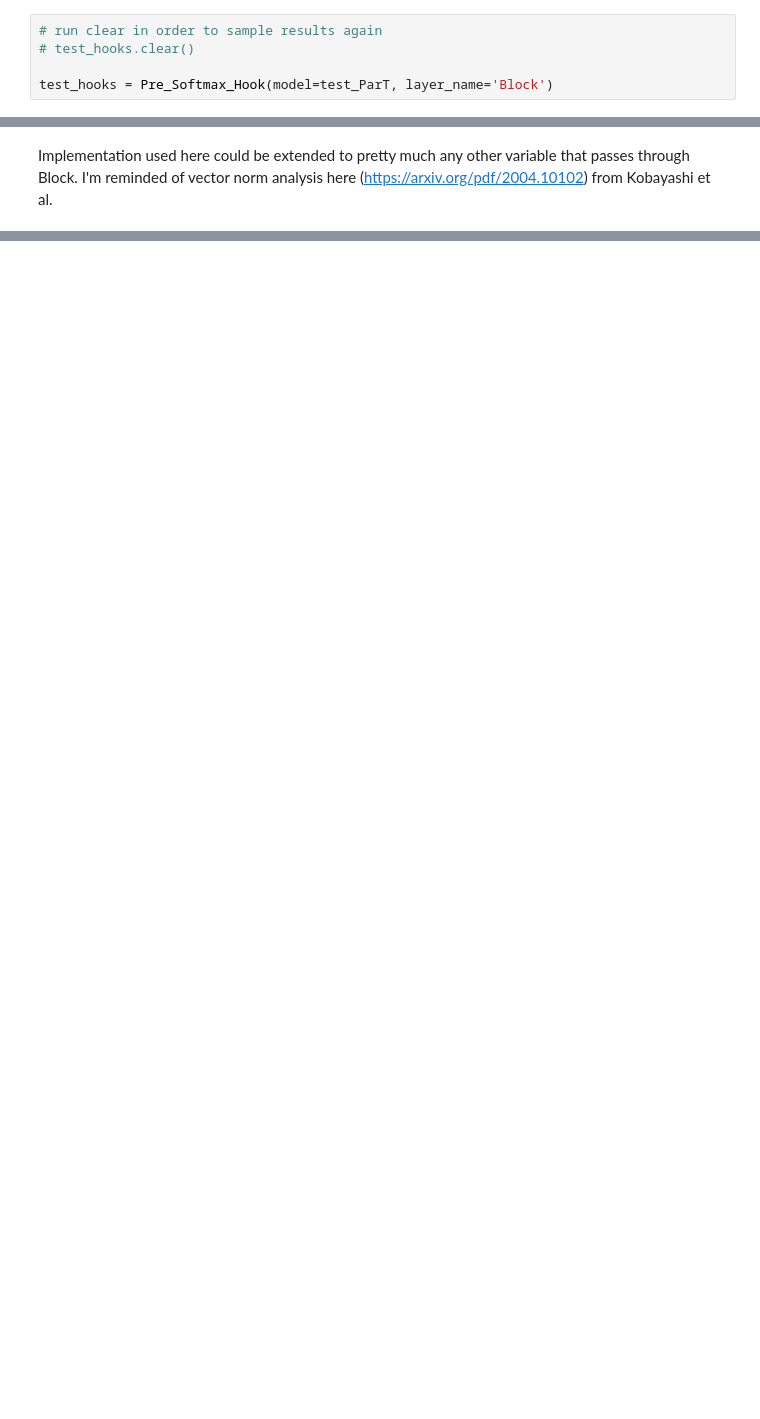
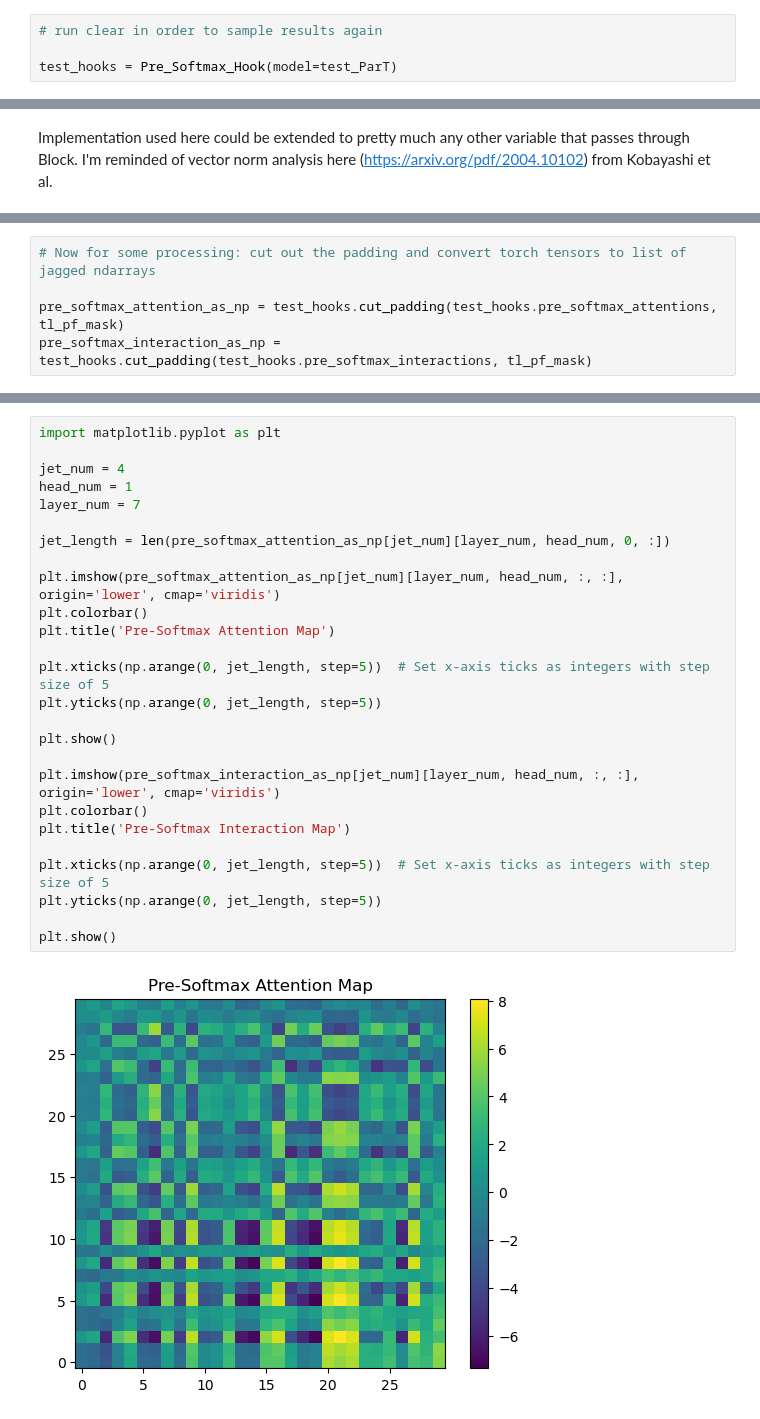
Before and after one commit to tim-legge/ParT_Interpretability, a Jupyter notebook: test-pre_softmax.ipynb, the cells around one changed output, grey strips where cells are left out. Drawn from its saved outputs; the diff is of its cells as text; blank space fills up the shorter version.

Commit message:
Updated Pre Softmax Supplier and script to store data instead of running every time

```diff
--- a/test-pre_softmax.ipynb
+++ b/test-pre_softmax.ipynb
@@ -2199,6 +2365,5 @@ torch.Size([1, 8, 128, 128])
 torch.Size([1, 8, 128, 128])
 # %%
 # run clear in order to sample results again
-# test_hooks.clear()
 
-test_hooks = Pre_Softmax_Hook(model=test_ParT, layer_name='Block')
+test_hooks = Pre_Softmax_Hook(model=test_ParT)
@@ -2255,0 +2437,5 @@ I'm reminded of vector norm analysis here (https://arxiv.org/pdf/2004.10102) fro
+# %%
+# Now for some processing: cut out the padding and convert torch tensors to list of jagged ndarrays
+
+pre_softmax_attention_as_np = test_hooks.cut_padding(test_hooks.pre_softmax_attentions, tl_pf_mask)
+pre_softmax_interaction_as_np = test_hooks.cut_padding(test_hooks.pre_softmax_interactions, tl_pf_mask)
@@ -2255,0 +2455,28 @@ I'm reminded of vector norm analysis here (https://arxiv.org/pdf/2004.10102) fro
+# %%
+import matplotlib.pyplot as plt
+
+jet_num = 4
+head_num = 1
+layer_num = 7
+
+jet_length = len(pre_softmax_attention_as_np[jet_num][layer_num, head_num, 0, :])
+
+plt.imshow(pre_softmax_attention_as_np[jet_num][layer_num, head_num, :, :], origin='lower', cmap='viridis')
+plt.colorbar()
+plt.title('Pre-Softmax Attention Map')
+
+plt.xticks(np.arange(0, jet_length, step=5))  # Set x-axis ticks as integers with step size of 5
+plt.yticks(np.arange(0, jet_length, step=5))
+
+plt.show()
+
+plt.imshow(pre_softmax_interaction_as_np[jet_num][layer_num, head_num, :, :], origin='lower', cmap='viridis')
+plt.colorbar()
+plt.title('Pre-Softmax Interaction Map')
+
+plt.xticks(np.arange(0, jet_length, step=5))  # Set x-axis ticks as integers with step size of 5
+plt.yticks(np.arange(0, jet_length, step=5))
+
+plt.show()
+# %% [output]
+[figure, added]
```
Also changed, not shown: parts of 10 cells of this notebook, 5 other files.
